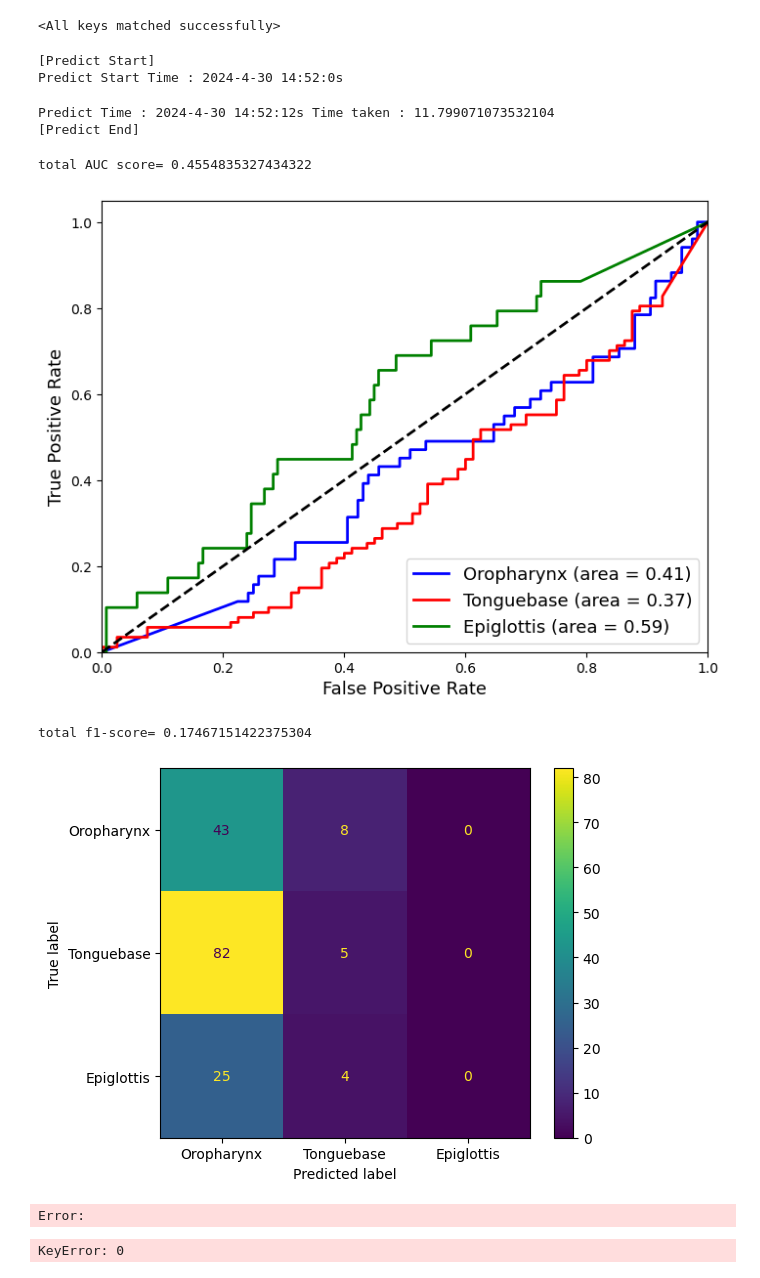
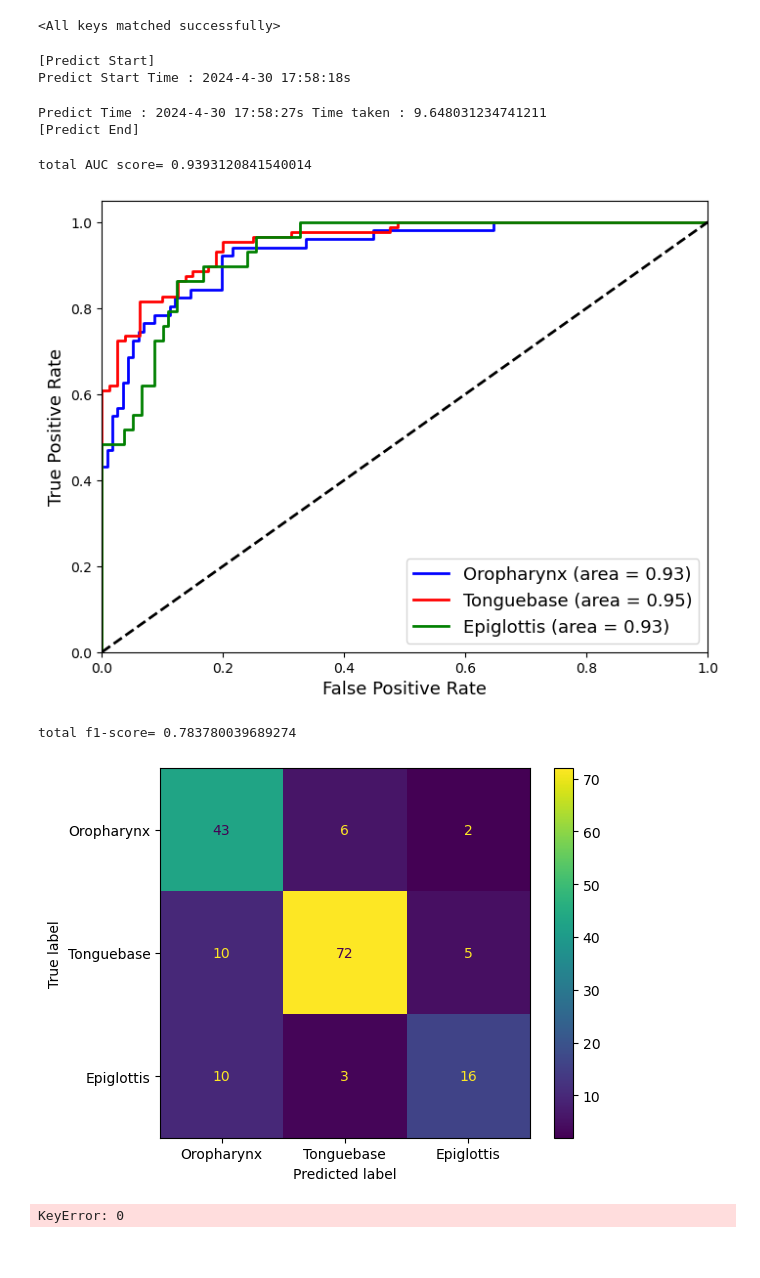
Before and after one commit to Leeyoungsup/Drug-guided-endoscopic-imaging, a Jupyter notebook: attention_MIL_test.ipynb, the cells around one changed output. Cells and saved outputs as stored; diff of their text form; code cells hidden in the pictures.

```diff
--- a/attention_MIL_test.ipynb
+++ b/attention_MIL_test.ipynb
@@ -161,7 +161,7 @@ model = model.to(device)
 accuracy = torchmetrics.Accuracy(task="multiclass", num_classes=3).to(device)
 optimizer = optim.Adam(model.parameters(), lr=2e-4)
 summary(model,(batch_size,image_count,3,img_size,img_size))
-model.load_state_dict(torch.load('../../model/mteg/attention_MIL/attention_MIL_0.pt'))
+model.load_state_dict(torch.load('../../model/mteg/attention_MIL/attention_MIL_2.pt'))
 # %% [output]
 <All keys matched successfully>
 # %%
@@ -200,8 +200,8 @@ print(f'Predict Time : {now_time}s Time taken : {end-start}')
 print(f'[Predict End]')
 # %% [output]
 [Predict Start]
-Predict Start Time : 2024-4-30 14:52:0s
+Predict Start Time : 2024-4-30 17:58:18s
-Predict Time : 2024-4-30 14:52:12s Time taken : 11.799071073532104
+Predict Time : 2024-4-30 17:58:27s Time taken : 9.648031234741211
 [Predict End]
 # %%
 from sklearn.metrics import roc_curve, roc_auc_score, auc, RocCurveDisplay
@@ -213,9 +213,9 @@ fpr = dict()
 tpr = dict()
 roc_auc = dict()
 for i in range(3):
-    fpr[i], tpr[i], _ = roc_curve(total_y.cpu()[:, i], total_prob.cpu()[:, i])
+    fpr[i], tpr[i], _ = roc_curve(total_y.cpu()[:, i], total_prob.softmax(dim=1).cpu()[:, i])
     roc_auc[i] = auc(fpr[i], tpr[i])
-test_score=roc_auc_score(total_y.cpu().argmax(axis=1),total_prob.cpu(), multi_class='ovr')
+test_score=roc_auc_score(total_y.cpu().argmax(axis=1),total_prob.softmax(dim=1).cpu(), multi_class='ovr')
 # 모든 클래스의 ROC 곡선을 그립니다.
 plt.figure(figsize=(8, 6))
 colors = ['blue', 'red', 'green']
@@ -232,24 +232,23 @@ plt.ylabel('True Positive Rate',fontsize=13)
 plt.legend(loc="lower right",fontsize=13)
 plt.show()
 # %% [output]
-total AUC score= 0.4554835327434322
+total AUC score= 0.9393120841540014
-[figure, old version]
+[figure, new version]
 # %%
 from sklearn.metrics import confusion_matrix
 from sklearn.metrics import ConfusionMatrixDisplay
 from sklearn.metrics import f1_score
 cm = confusion_matrix(total_y.cpu().argmax(axis=1),total_prob.cpu().argmax(axis=1))
 classes = ['Oropharynx','Tonguebase','Epiglottis']
 
 cm_display = ConfusionMatrixDisplay(cm,
                               display_labels=classes).plot()
-f1 = f1_score(total_y.cpu().argmax(axis=1),total_prob.cpu().argmax(axis=1), average='macro')
+f1 = f1_score(total_y.cpu().argmax(axis=1),total_prob.softmax(dim=1).cpu().argmax(axis=1), average='weighted')
 
 print(f'total f1-score= {f1}')
 # %% [output]
-total f1-score= 0.17467151422375304
+total f1-score= 0.783780039689274
-[figure, old version]
+[figure, new version]
-Error:
 # %%
 def getIntersection_Method2(a, b):
     indices = torch.zeros_like(a, dtype=torch.uint8)
```
Also changed, not shown: parts of 2 cells of this notebook, 2 other files.
